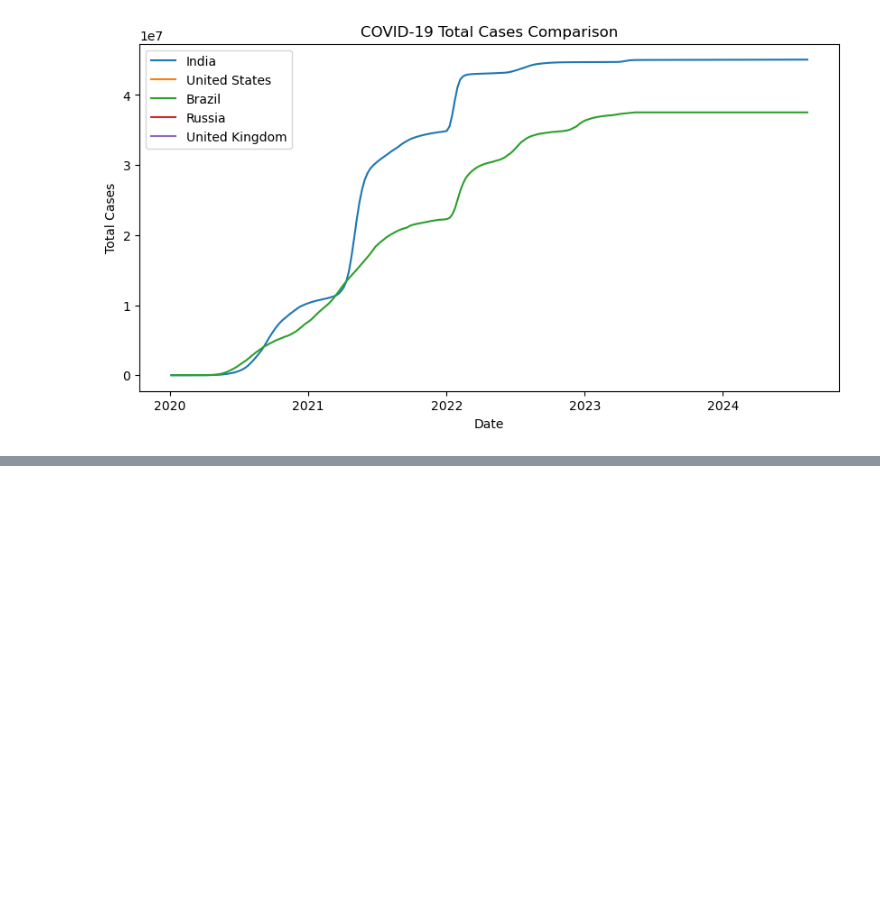
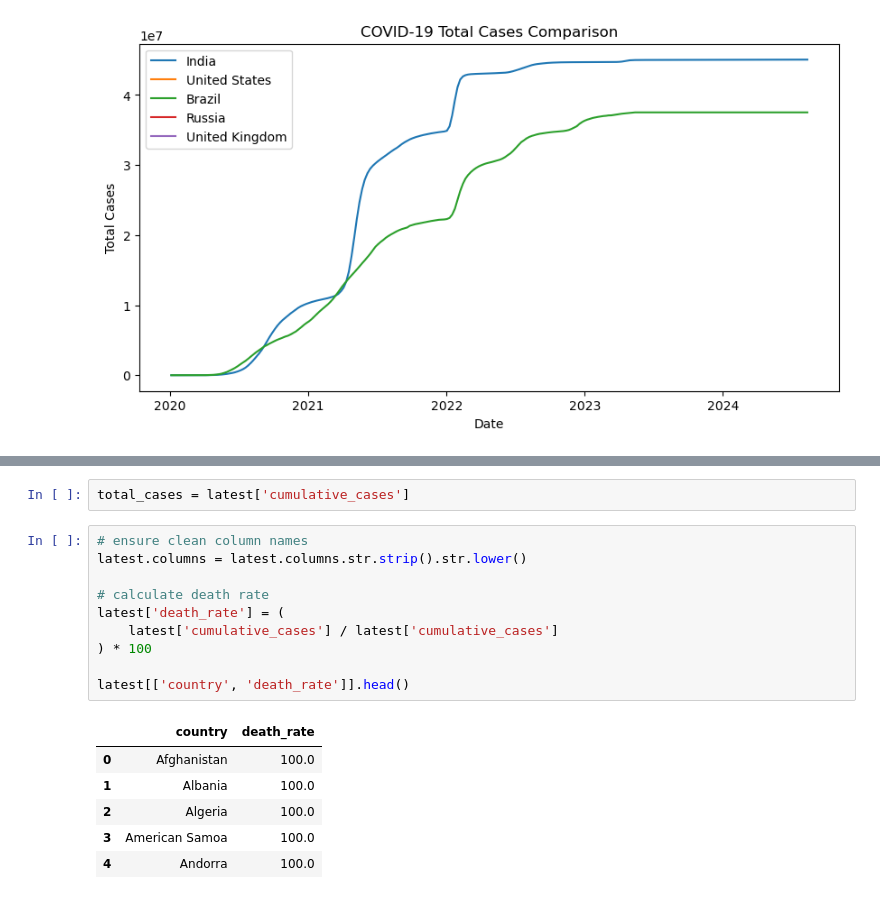
Before and after one commit to Ruchitha-006/Covid-19-data-analysis, a Jupyter notebook: covid-19_analysis.ipynb, the cells around one changed output, grey strips where cells are left out. Saved outputs shown, nothing was run; the diff lists cells and outputs as text; blank space fills up the shorter version.

```diff
--- a/covid-19_analysis.ipynb
+++ b/covid-19_analysis.ipynb
@@ -210,0 +269,19 @@ plt.show()
+# %%
+total_cases = latest['cumulative_cases']
+# %%
+# ensure clean column names
+latest.columns = latest.columns.str.strip().str.lower()
+
+# calculate death rate
+latest['death_rate'] = (
+    latest['cumulative_cases'] / latest['cumulative_cases']
+) * 100
+
+latest[['country', 'death_rate']].head()
+# %% [output]
+|  | country | death_rate |
+| 0 | Afghanistan | 100.0 |
+| 1 | Albania | 100.0 |
+| 2 | Algeria | 100.0 |
+| 3 | American Samoa | 100.0 |
+| 4 | Andorra | 100.0 |
```
Also changed, not shown: parts of 11 cells of this notebook.
